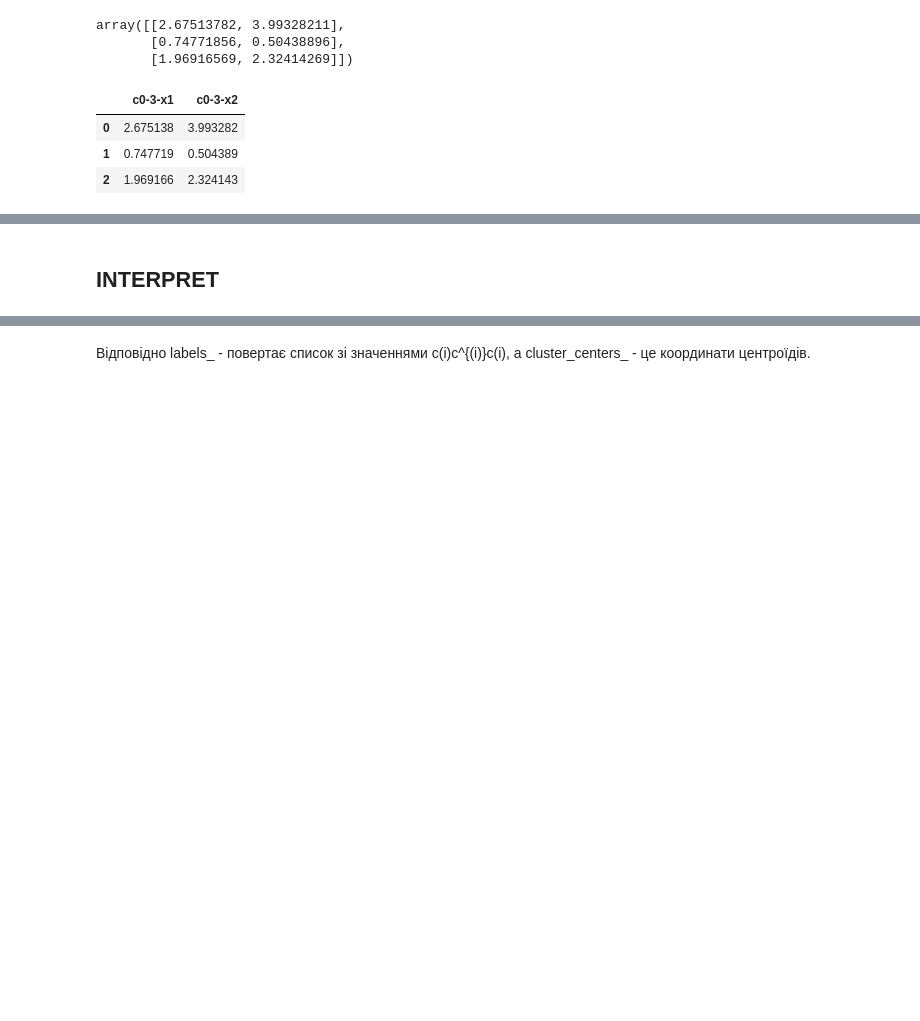
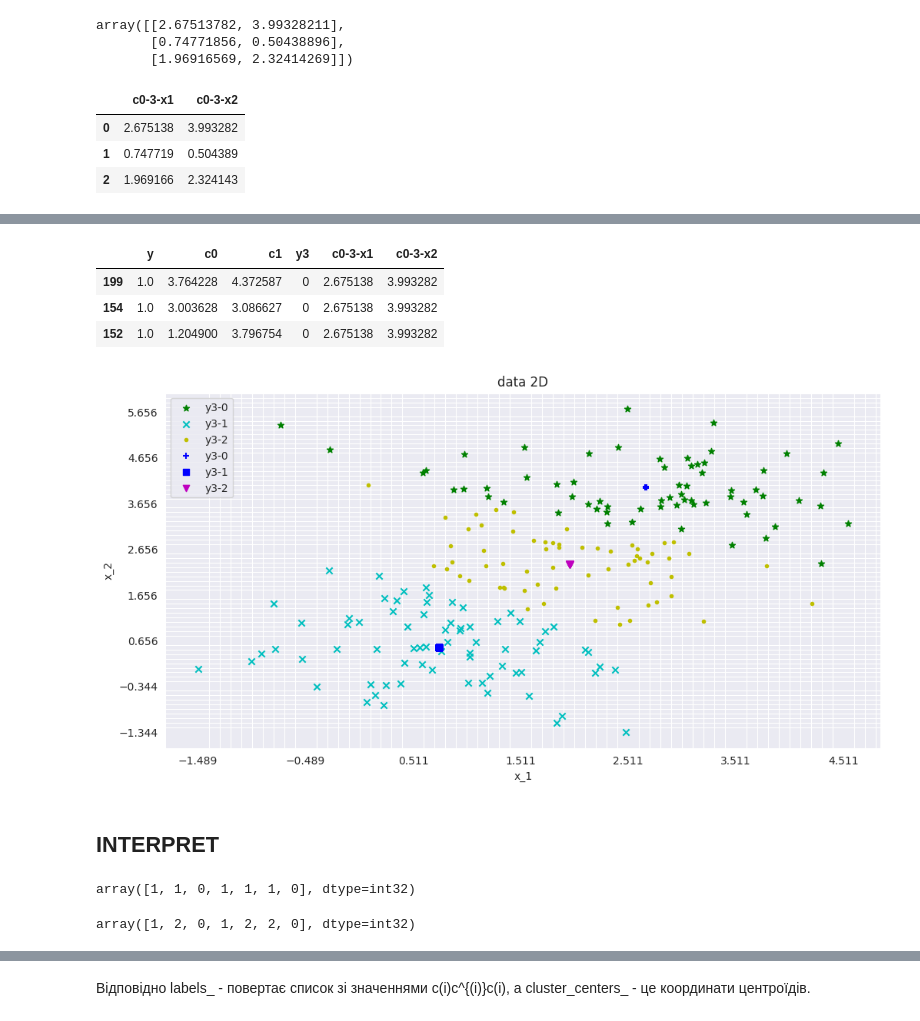
Before and after one commit to DenysTantsiura/datas, a Jupyter notebook: Hw_6/Hw6.ipynb, the cells around one changed output, grey strips where cells are left out. Saved outputs shown, nothing was run; the diff lists cells and outputs as text; code cells hidden in the pictures; blank space fills up the shorter version.

Commit message:
Hw-6 data_2D done. mnist in progress.

```diff
--- a/Hw_6/Hw6.ipynb
+++ b/Hw_6/Hw6.ipynb
@@ -298,3 +279,24 @@ centroids
 | 0 | 2.675138 | 3.993282 |
 | 1 | 0.747719 | 0.504389 |
 | 2 | 1.969166 | 2.324143 |
+# %%
+start = 0  # kmeans[2].labels_[0]
+y3 = {'y3':kmeans[2].labels_}
+y3['c0-3-x1'] = [
+                 centroids.iloc[0]['c0-3-x1']
+                 if y3['y3'][i] == start
+                 else centroids.iloc[1]['c0-3-x1']
+                 if y3['y3'][i] == start + 1
+                 else centroids.iloc[2]['c0-3-x1']
+                 for i in range(len(y3['y3']))
+                 ]
+y3['c0-3-x2'] = [
+                 centroids.iloc[0]['c0-3-x2']
+                 if y3['y3'][i] == start
+                 else centroids.iloc[1]['c0-3-x2']
+                 if y3['y3'][i] == start + 1
+                 else centroids.iloc[2]['c0-3-x2']
+                 for i in range(len(y3['y3']))]
+# %%
+y3 = pd.DataFrame(y3)
+y3.head()
@@ -301,2 +310,24 @@ centroids
+# %%
+data_2d_c3 = pd.concat([data_2d, y3], axis=1)
+data_2d_c3.head(3)
+data_2d_c3 = data_2d_c3.sort_values(by=['y3'])
+data_2d_c3.head(3)
+# %% [output]
+|  | y | c0 | c1 | y3 | c0-3-x1 | c0-3-x2 |
+| 199 | 1.0 | 3.764228 | 4.372587 | 0 | 2.675138 | 3.993282 |
+| 154 | 1.0 | 3.003628 | 3.086627 | 0 | 2.675138 | 3.993282 |
+| 152 | 1.0 | 1.204900 | 3.796754 | 0 | 2.675138 | 3.993282 |
+# %%
+draw_2D_many(df=data_2d_c3, as_x=['c0', 'c0-3-x1'], as_y=['c1', 'c0-3-x2'], mark='y3', title=f'data 2D', xlabel='x_1', ylabel=f'x_2', figsize=(12, 6))
+# %% [output]
+[figure, added]
 # %% [markdown]
 ## INTERPRET
+# %%
+kmeans[1].predict([[0, 0], [1.5, 1.7], [2.5, 3.6], [2.6, -0.35], [-0.5, 3], [3.5, 0], [0.5, 5]])
+# %% [output]
+array([1, 1, 0, 1, 1, 1, 0], dtype=int32)
+# %%
+kmeans[2].predict([[0, 0], [1.5, 1.7], [2.5, 3.6], [2.6, -0.35], [-0.5, 3], [3.5, 0], [0.5, 5]])
+# %% [output]
+array([1, 2, 0, 1, 2, 2, 0], dtype=int32)
```
Also changed, not shown: parts of 10 cells of this notebook.
